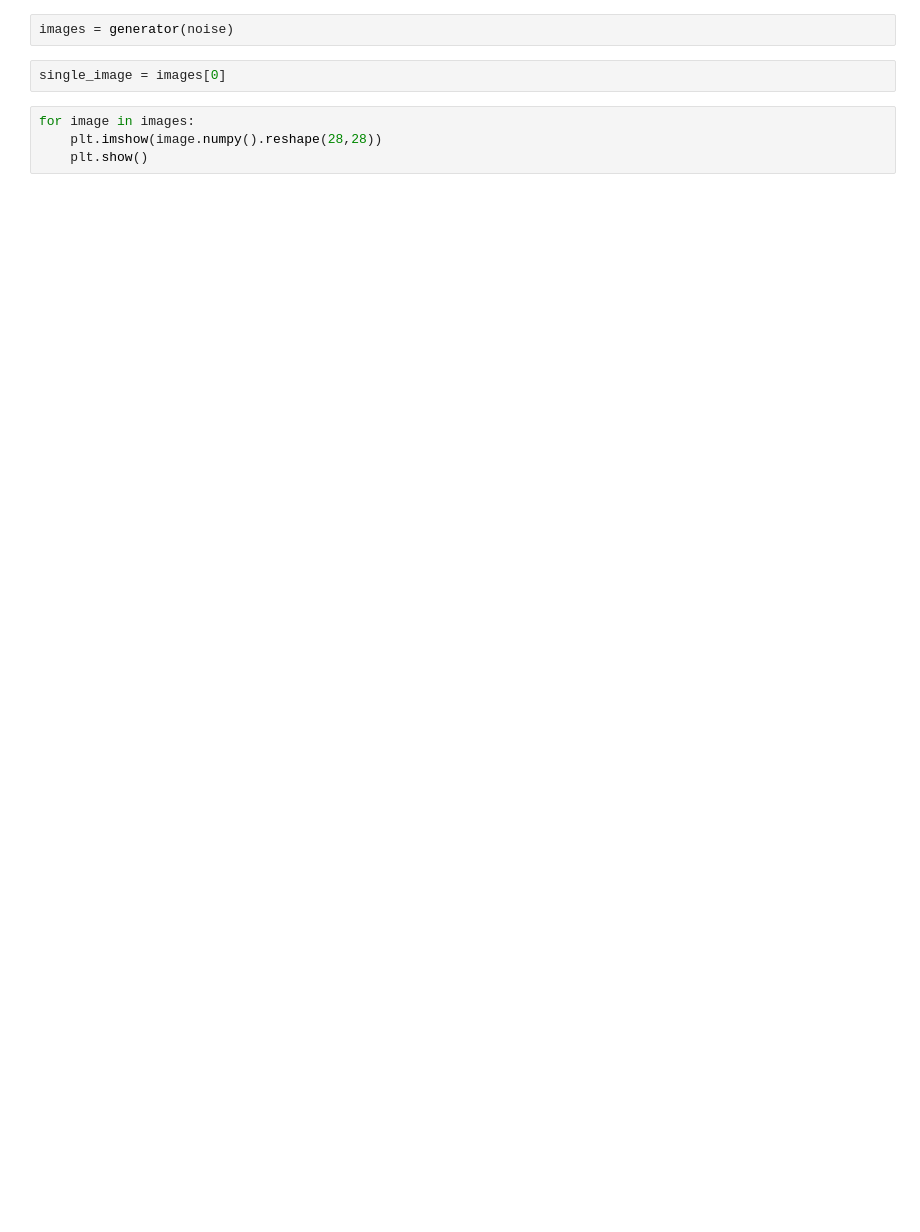
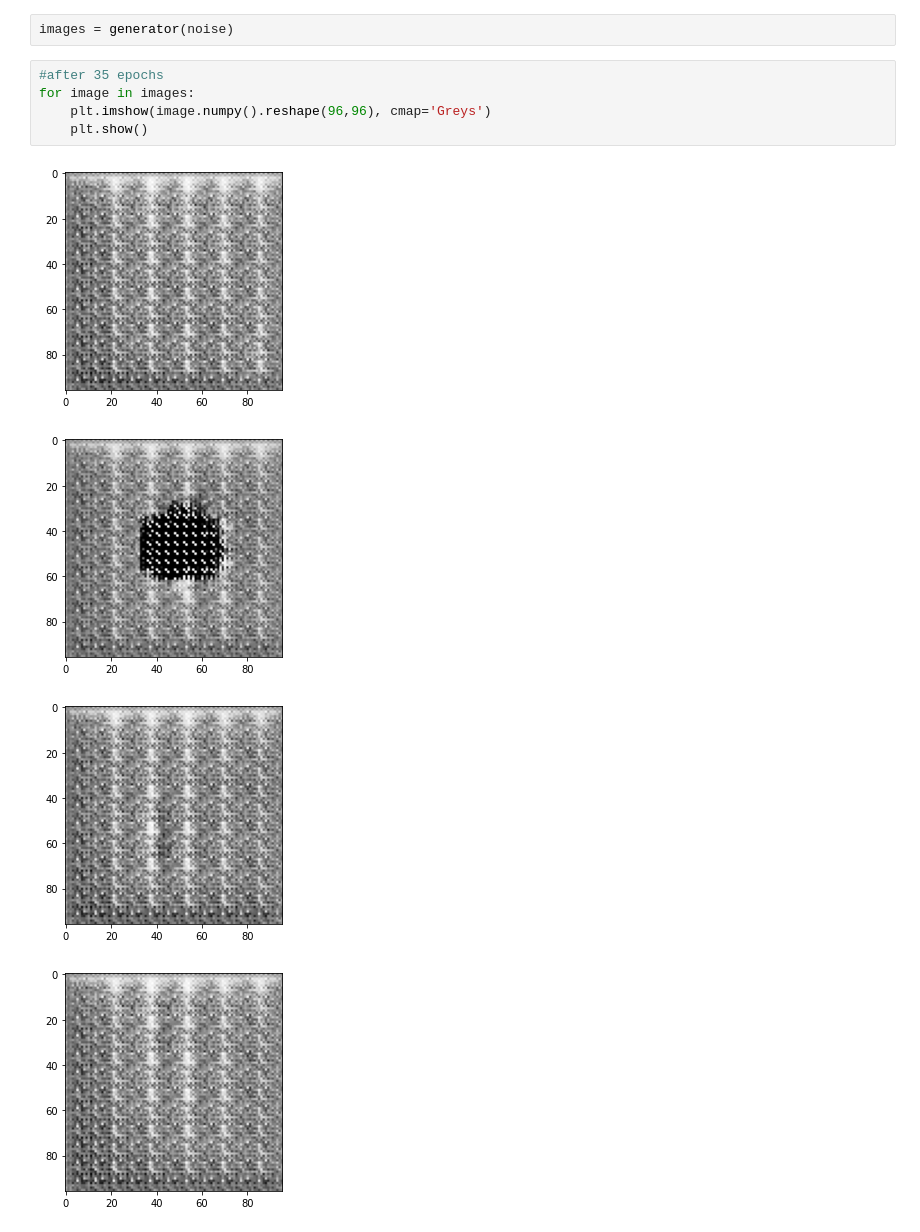
Before and after one commit to monikachudyba/ArtificialNeuralNetworkProjects, a Jupyter notebook: GAN-Simpsons.ipynb, the cells around one changed output. Drawn from its saved outputs; the diff is of its cells as text; blank space fills up the shorter version.

```diff
--- a/GAN-Simpsons.ipynb
+++ b/GAN-Simpsons.ipynb
@@ -256,8 +289,12 @@ plt.imshow(noise)
 # %%
 images = generator(noise)
-# %%
-single_image = images[0]
 # %%
+#after 35 epochs
 for image in images:
-    plt.imshow(image.numpy().reshape(28,28))
+    plt.imshow(image.numpy().reshape(96,96), cmap='Greys')
     plt.show()
+# %% [output]
+[figure, added]
+[figure, added]
+[figure, added]
+[figure, added]
```
Also changed, not shown: parts of 17 cells of this notebook.
